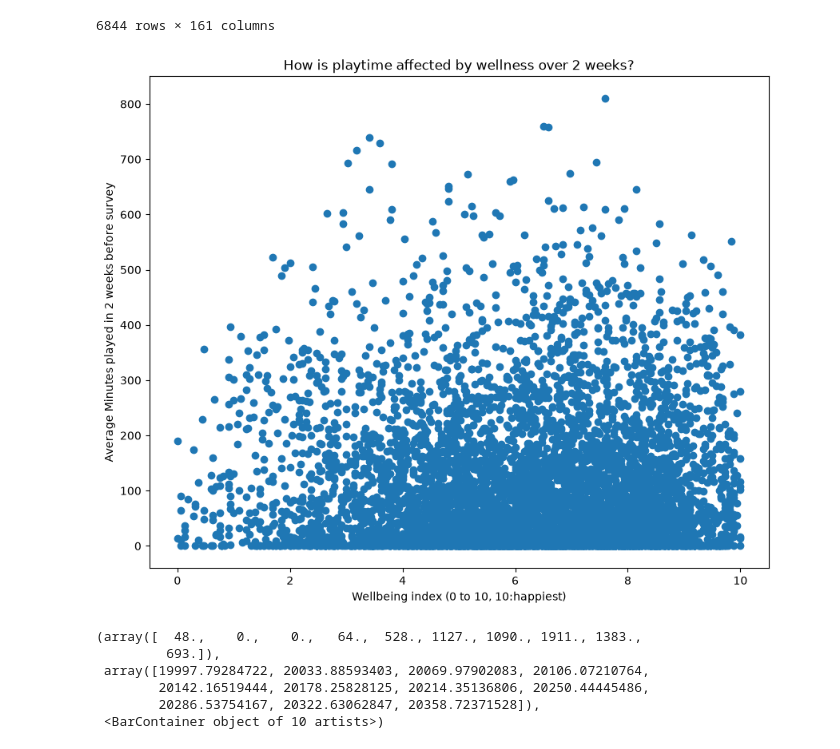
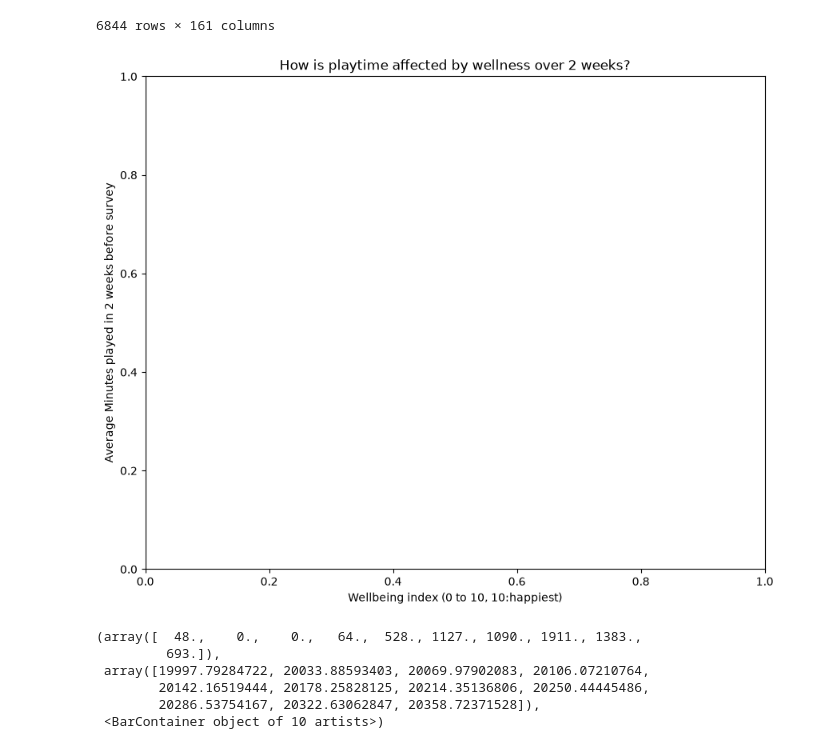
Before and after one commit to jinalpawar/Open_Play_Analysis, a Jupyter notebook: eda-jinal.ipynb, the cells around one changed output. Cells and saved outputs as stored; diff of their text form; code cells hidden in the pictures.

```diff
--- a/eda-jinal.ipynb
+++ b/eda-jinal.ipynb
@@ -256,13 +256,15 @@ survey_biweekly
 6844 rows × 159 columns
 # %%
 
-def playtime_2weeks(row):
+def playtime_2weeks(row, gaming_logs):
     if row.name % 50 == 0:
         print(row.name)
 
     return gaming_logs[(gaming_logs.pid == row.pid) & (row.date - timedelta(days=14) < gaming_logs.session_start) & (gaming_logs.session_start < row.date)].duration.sum()/14
 
-survey_biweekly["playtime_2weeks"] = survey_biweekly.apply(playtime_2weeks, axis=1)
+# survey_biweekly["playtime_2weeks"] = survey_biweekly.apply(playtime_2weeks, axis=1)
+survey_biweekly["playtime_2weeks"] = survey_biweekly.apply(playtime_2weeks, args=(gaming_logs,), axis=1)
+
 survey_biweekly
 # %% [output]
 0
@@ -317,16 +319,15 @@ survey_biweekly
 # %%
 # Wellness v/s playtime graph
 
 users_with_data = survey_biweekly[survey_biweekly.total_playtime_ever > 0]
 
 plt.figure(figsize=(10, 8))
-plt.scatter(users_with_data.wellbeing_index, users_with_data.playtime_2weeks)
 plt.xlabel("Wellbeing index (0 to 10, 10:happiest)")
 plt.ylabel("Average Minutes played in 2 weeks before survey")
 plt.title("How is playtime affected by wellness over 2 weeks?")
 plt.show()
 # %% [output]
-[figure, old version]
+[figure, new version]
 # %%
 # games released between which dates should we consider? Survey biweekly ie wellbeing index will only be available for certain dates.
 
```
Also changed, not shown: parts of 17 cells of this notebook, 6 other files.
